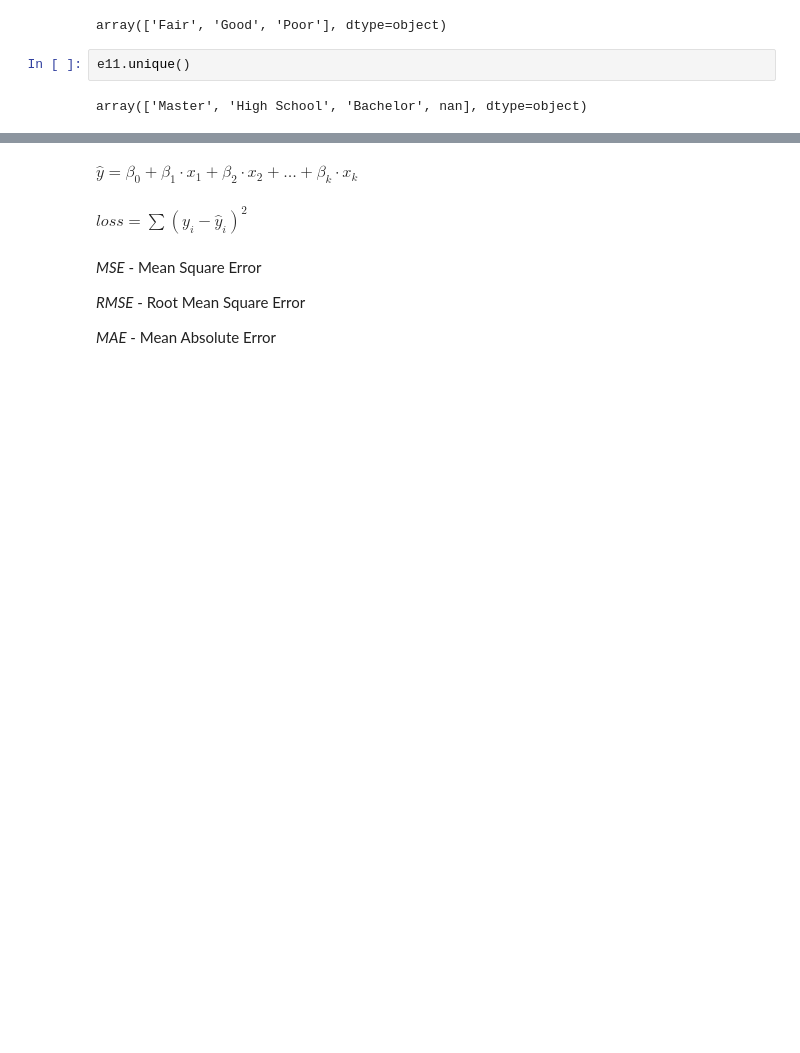
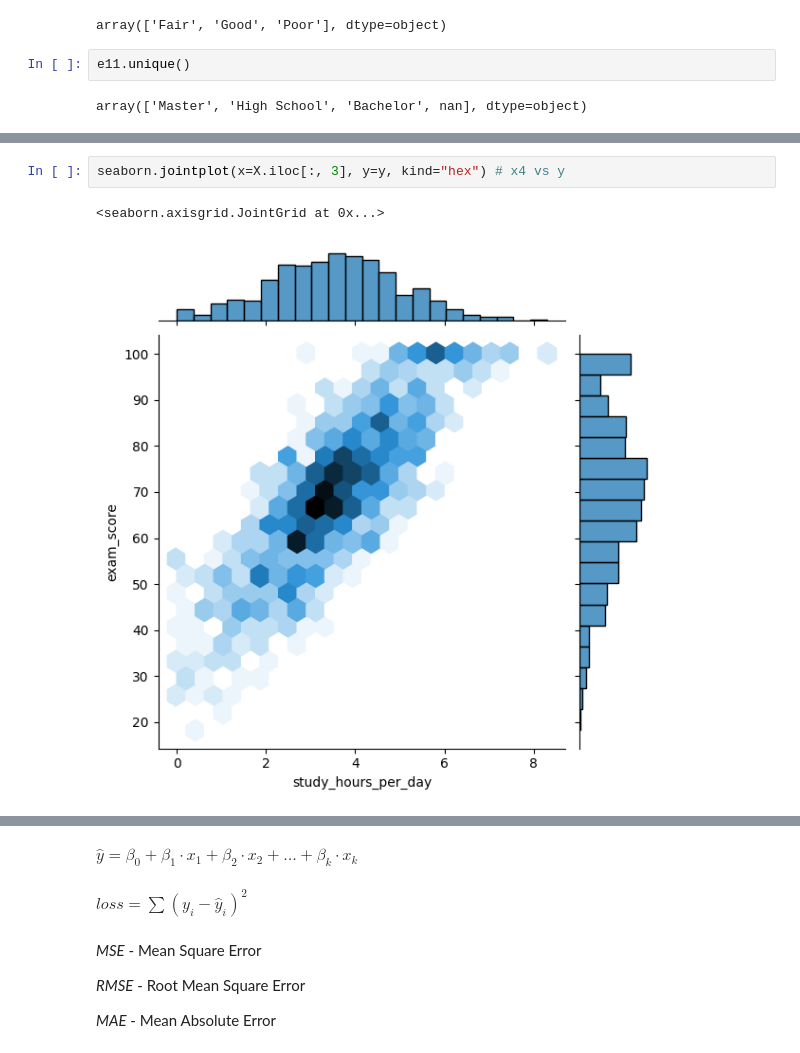
Before and after one commit to dragonnomada/ia-cic-abril-2026, a Jupyter notebook: s101.ipynb, the cells around one changed output, grey strips where cells are left out. Saved outputs shown, nothing was run; the diff lists cells and outputs as text; blank space fills up the shorter version.

```diff
--- a/s101.ipynb
+++ b/s101.ipynb
@@ -219,0 +320,5 @@ X
+# %%
+seaborn.jointplot(x=X.iloc[:, 3], y=y, kind="hex") # x4 vs y
+# %% [output]
+<seaborn.axisgrid.JointGrid at 0x...>
+[figure, added]
```
Also changed, not shown: parts of 34 cells of this notebook, 8 other files.
